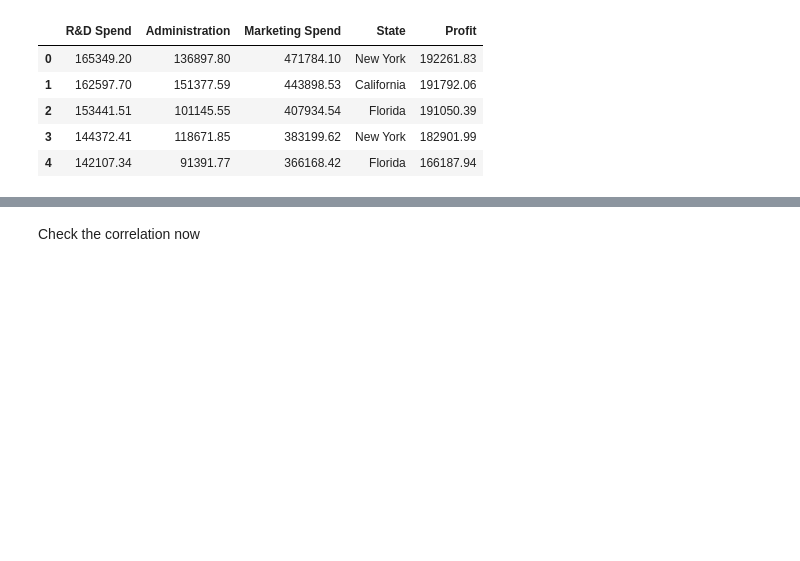
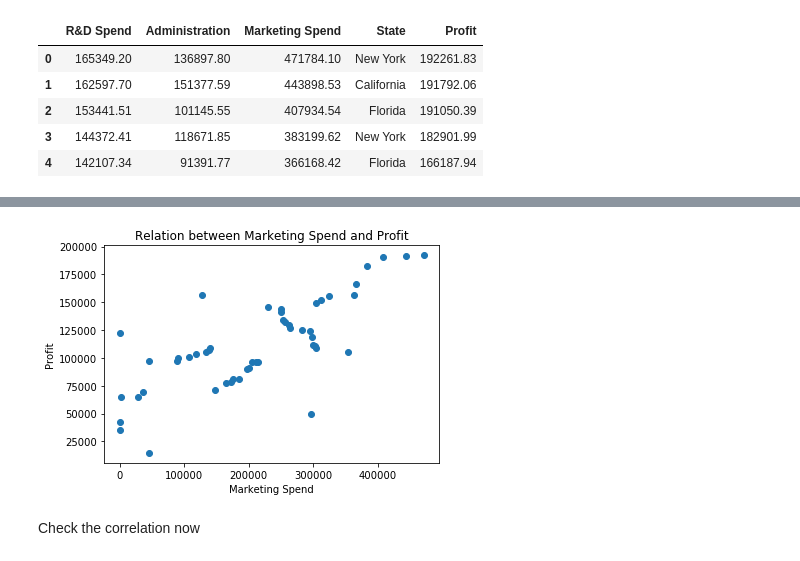
Before and after one commit to virabhra/Abhr_multiple_linear_regression, a Jupyter notebook: Abhr_multiple_linear_regression.ipynb, the cells around one changed output, grey strips where cells are left out. Cells and saved outputs as stored; diff of their text form; code cells hidden in the pictures; blank space fills up the shorter version.

```diff
--- a/Abhr_multiple_linear_regression.ipynb
+++ b/Abhr_multiple_linear_regression.ipynb
@@ -22,3 +48,11 @@ dataset.head()
+# %%
+plt.scatter(dataset['Marketing Spend'],dataset['Profit'])
+plt.title('Relation between Marketing Spend and Profit')
+plt.xlabel('Marketing Spend')
+plt.ylabel('Profit')
+plt.show()
+# %% [output]
+[figure, added]
 # %% [markdown]
 Check the correlation now
 # %%
```
Also changed, not shown: parts of 9 cells of this notebook.
